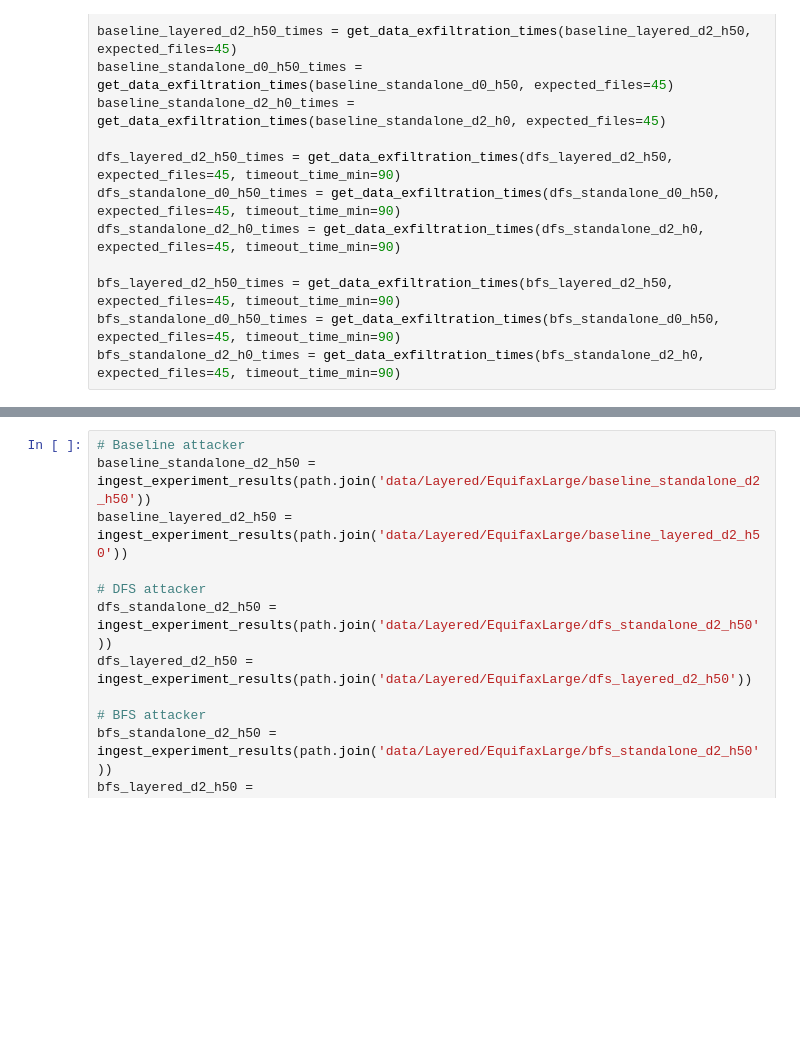
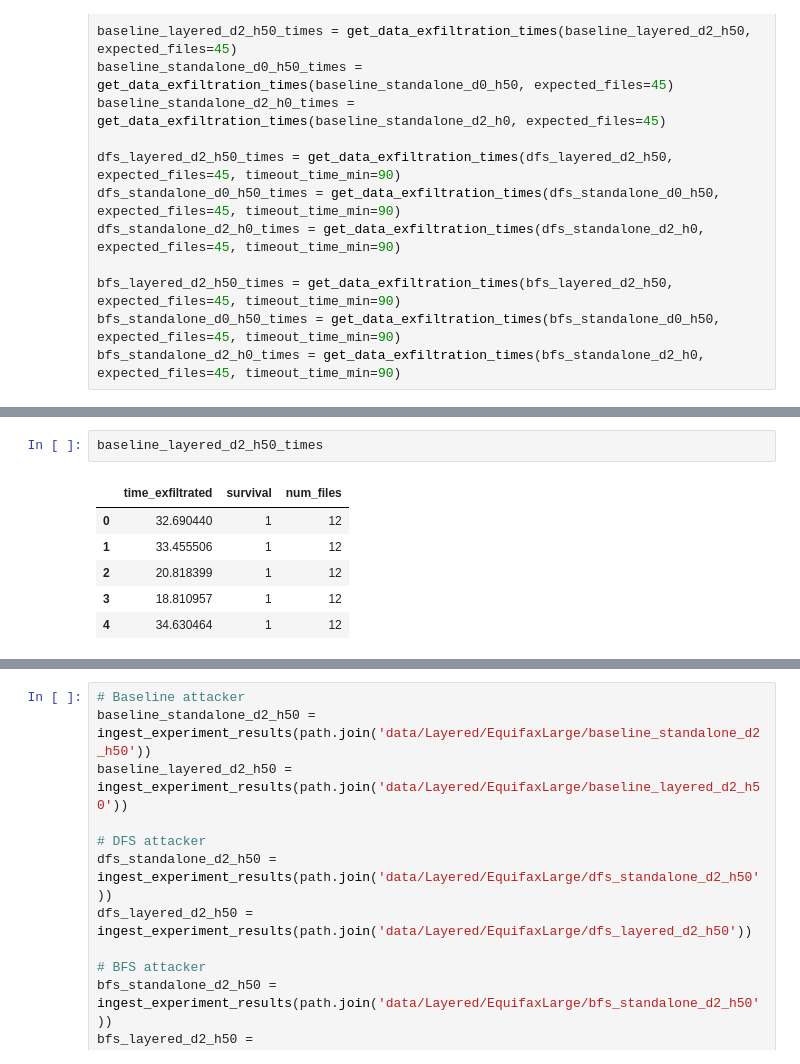
Before and after one commit to bsinger-cmu/perry, a Jupyter notebook: data_analysis/layered.ipynb, the cells around one changed output, grey strips where cells are left out. Cells and saved outputs as stored; diff of their text form; blank space fills up the shorter version.

```diff
--- a/data_analysis/layered.ipynb
+++ b/data_analysis/layered.ipynb
@@ -158,0 +188,9 @@ fig.savefig('./plots/layered_survival_equiLarge.svg', transparent=True)
+# %%
+baseline_layered_d2_h50_times
+# %% [output]
+|  | time_exfiltrated | survival | num_files |
+| 0 | 32.690440 | 1 | 12 |
+| 1 | 33.455506 | 1 | 12 |
+| 2 | 20.818399 | 1 | 12 |
+| 3 | 18.810957 | 1 | 12 |
+| 4 | 34.630464 | 1 | 12 |
```
Also changed, not shown: parts of 4 cells of this notebook, 59 other files.
